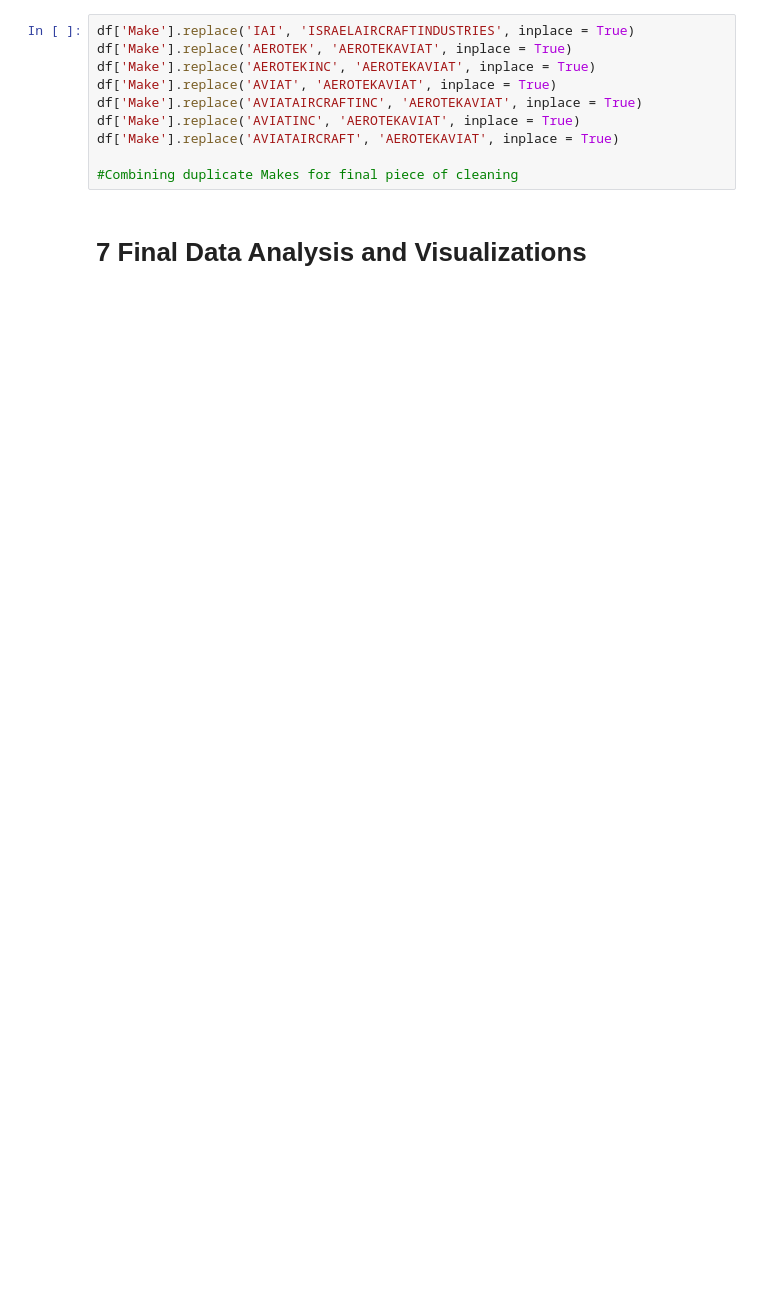
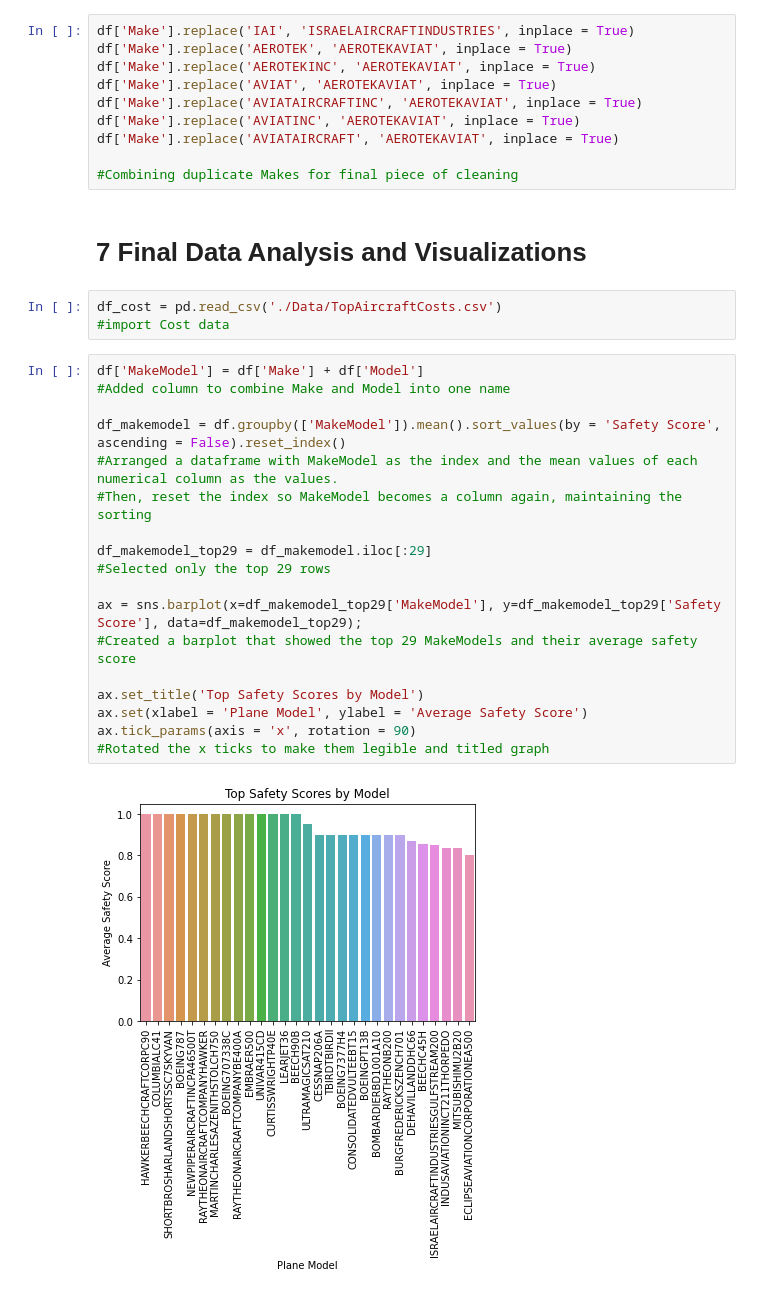
Before and after one commit to Bekahlmc/Ranking-Safest-Private-Planes, a Jupyter notebook: Ranking_Safest_Private_Planes.ipynb, the cells around one changed output. Saved outputs shown, nothing was run; the diff lists cells and outputs as text; blank space fills up the shorter version.

Commit message:
Seaborn and Matplotlib Visualizations

```diff
--- a/Ranking_Safest_Private_Planes.ipynb
+++ b/Ranking_Safest_Private_Planes.ipynb
@@ -815,3 +793,26 @@ df['Make'].replace('AVIATAIRCRAFT', 'AEROTEKAVIAT', inplace = True)
 #Combining duplicate Makes for final piece of cleaning
 # %% [markdown]
 # 7 Final Data Analysis and Visualizations
+# %%
+df_cost = pd.read_csv('./Data/TopAircraftCosts.csv')
+#import Cost data
+# %%
+df['MakeModel'] = df['Make'] + df['Model']
+#Added column to combine Make and Model into one name
+
+df_makemodel = df.groupby(['MakeModel']).mean().sort_values(by = 'Safety Score', ascending = False).reset_index()
+#Arranged a dataframe with MakeModel as the index and the mean values of each numerical column as the values.
+#Then, reset the index so MakeModel becomes a column again, maintaining the sorting
+
+df_makemodel_top29 = df_makemodel.iloc[:29]
+#Selected only the top 29 rows
+
+ax = sns.barplot(x=df_makemodel_top29['MakeModel'], y=df_makemodel_top29['Safety Score'], data=df_makemodel_top29);
+#Created a barplot that showed the top 29 MakeModels and their average safety score
+
+ax.set_title('Top Safety Scores by Model')
+ax.set(xlabel = 'Plane Model', ylabel = 'Average Safety Score')
+ax.tick_params(axis = 'x', rotation = 90)
+#Rotated the x ticks to make them legible and titled graph
+# %% [output]
+[figure, added]
```
Also changed, not shown: parts of 35 cells of this notebook.
